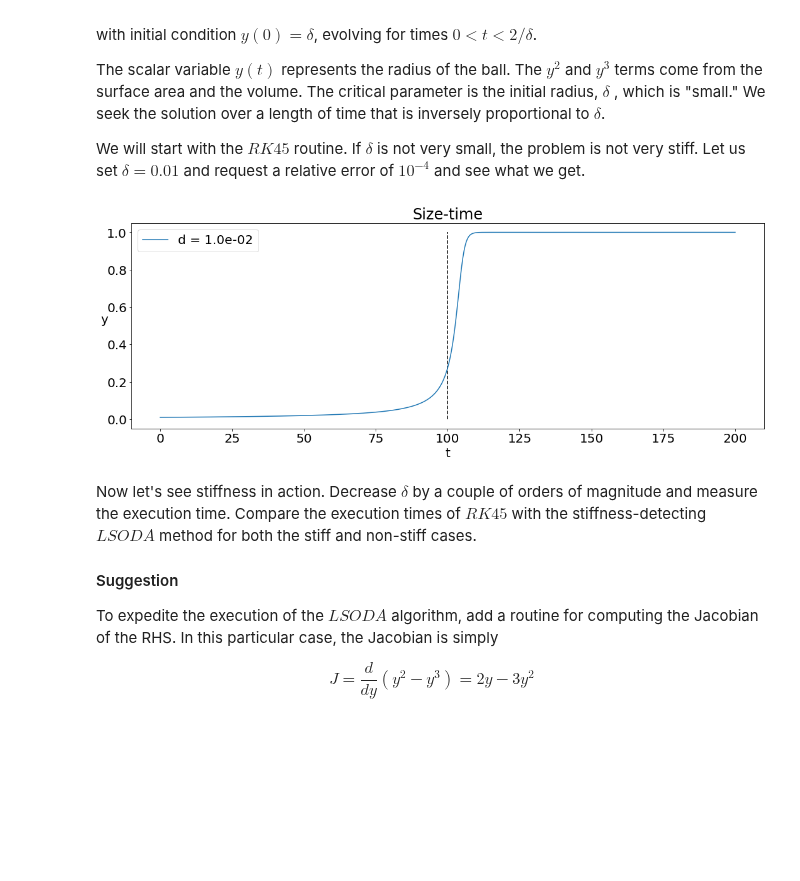
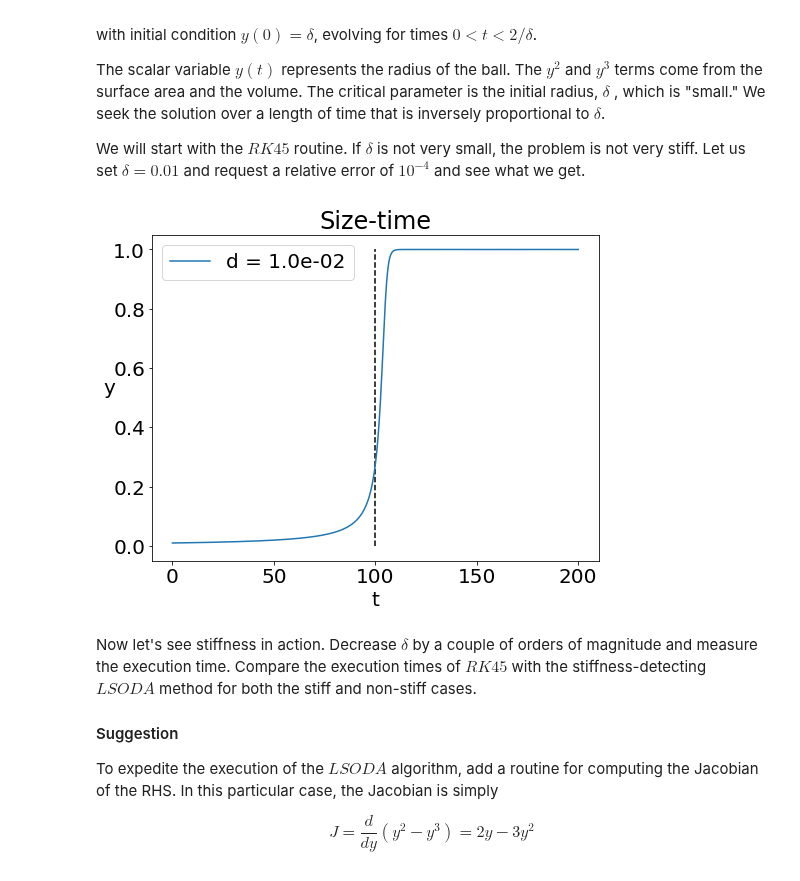
Before and after one commit to hariseldon99/msph402b, a Jupyter notebook: Ordinary_Differential_Equations.ipynb, the cells around one changed output. Cells and saved outputs as stored; diff of their text form; code cells hidden in the pictures; blank space fills up the shorter version.

```diff
--- a/Ordinary_Differential_Equations.ipynb
+++ b/Ordinary_Differential_Equations.ipynb
@@ -211,24 +218,26 @@ We will start with the $RK45$ routine. If $\delta$ is not very small, the proble
 # %%
 import numpy as np
 from scipy.integrate import solve_ivp
-
+import matplotlib.pyplot as plt
+plt.rcParams['figure.figsize'] = (8,6)
 
 def radius(initsize, **kwargs):
     t_final = 2.0/initsize
     times = np.linspace(0.0, t_final, 1000)
-    return solve_ivp(lambda t,y: y**2 * (1-y), (0, t_final), [initsize], t_eval=times, **kwargs)
+    return solve_ivp(lambda t,y: y**2 * (1-y), (0, t_final), [initsize],\
+                     t_eval=times, **kwargs)
 
 d = 0.01
 data = radius(d, method='RK45', rtol=1e-4)
 plt.title("Size-time")
 plt.xlabel('t')
 plt.ylabel('y', rotation=0)
 plt.plot(data.t, data.y[0], label='d = %1.1e' % (d,))
 plt.vlines(1/d, 0.0, np.amax(data.y[0]),colors='black', linestyles='dashed')
 plt.legend()
 plt.show()
 # %% [output]
-[figure, old version]
+[figure, new version]
 # %% [markdown]
 Now let's see stiffness in action. Decrease $\delta$ by a couple of orders of magnitude and measure the execution time. Compare the execution times of $RK45$ with the stiffness-detecting $LSODA$ method for both the stiff and non-stiff cases.
 
```
Also changed, not shown: parts of 15 cells of this notebook.
